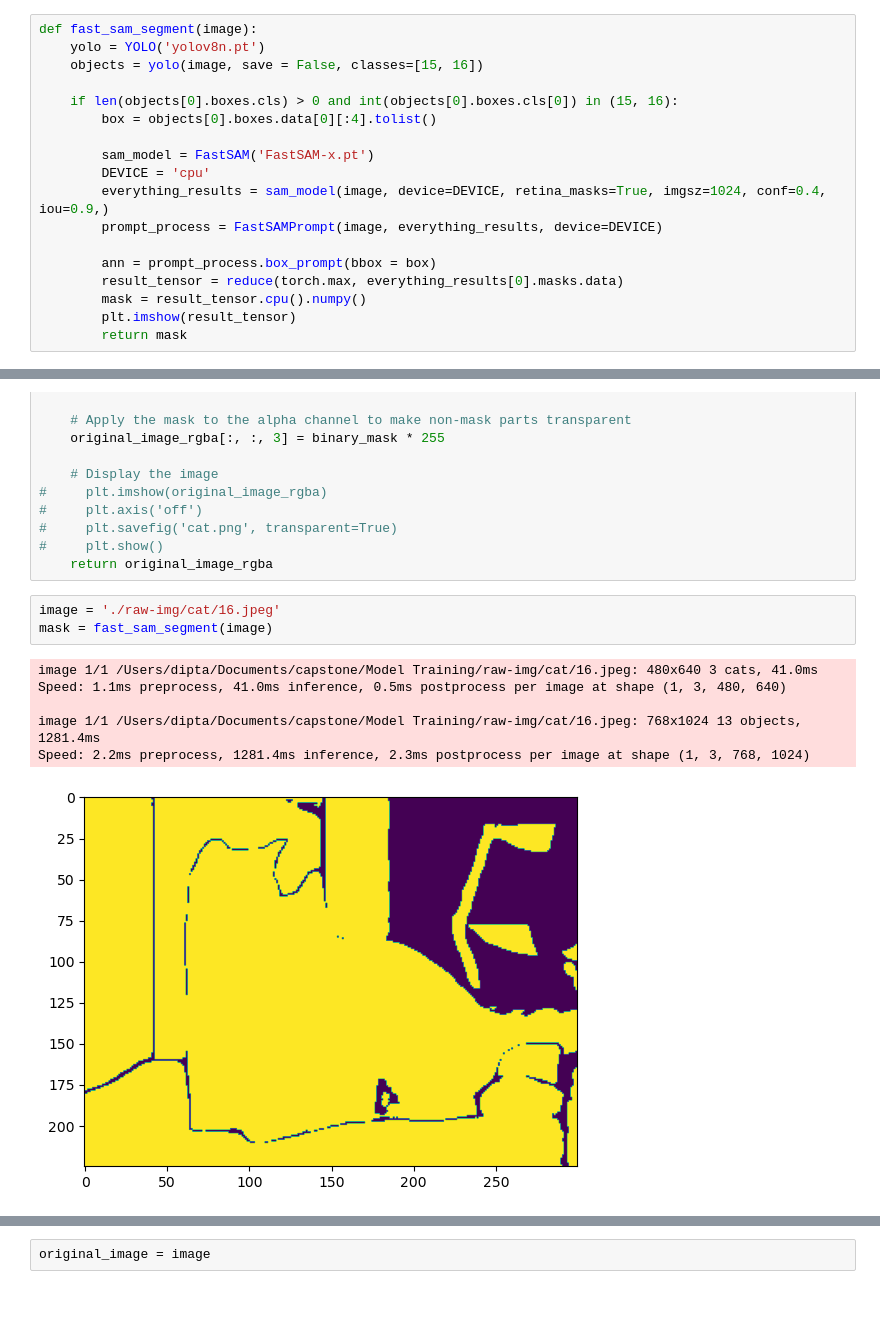
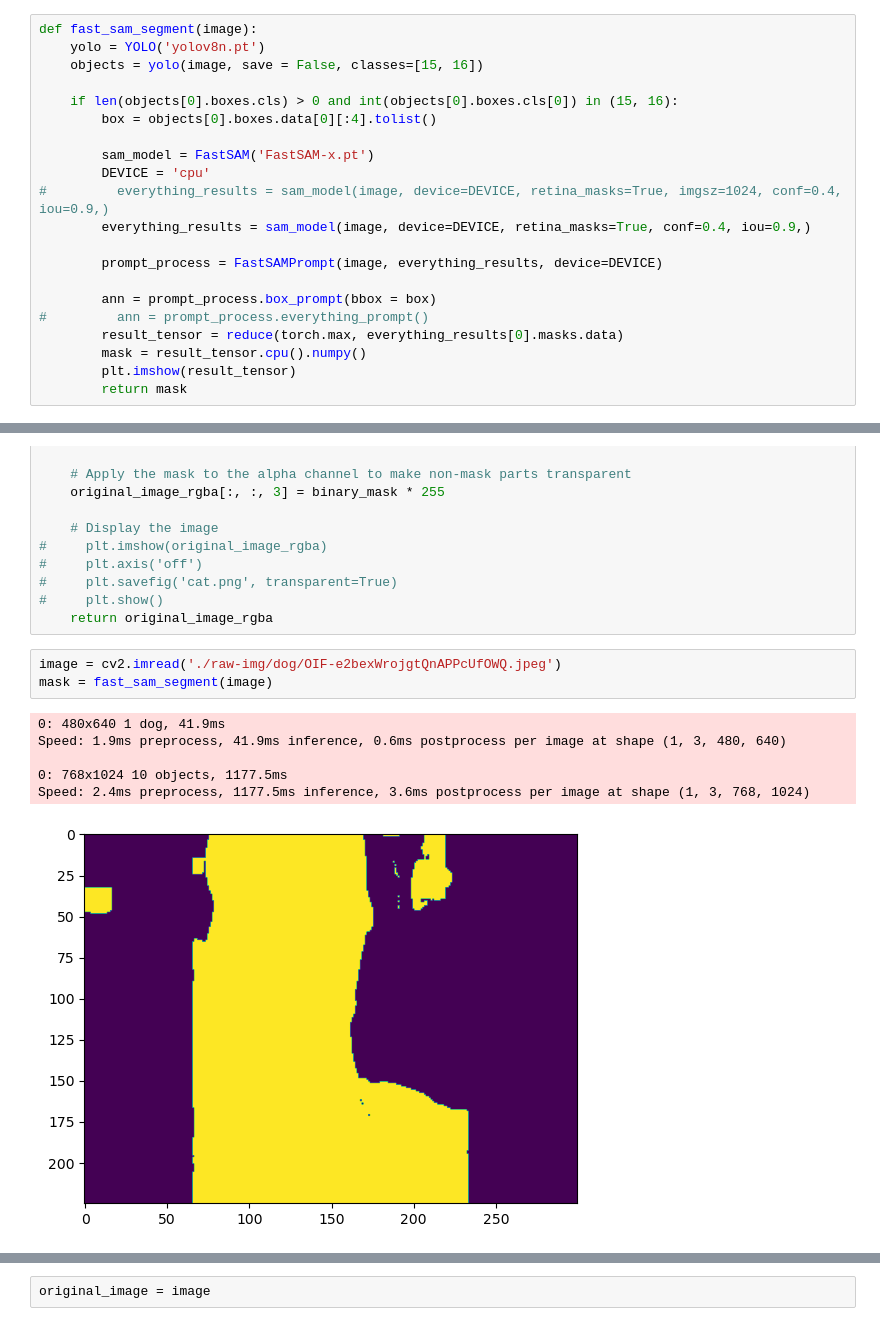
Before and after one commit to roydipta/safari_stickerbook, a Jupyter notebook: Model Training/fastSAM.ipynb, the cells around one changed output, grey strips where cells are left out. Cells and saved outputs as stored; diff of their text form; blank space fills up the shorter version.

```diff
--- a/Model Training/fastSAM.ipynb
+++ b/Model Training/fastSAM.ipynb
@@ -23,10 +23,13 @@ def fast_sam_segment(image):
 
         sam_model = FastSAM('FastSAM-x.pt')
         DEVICE = 'cpu'
-        everything_results = sam_model(image, device=DEVICE, retina_masks=True, imgsz=1024, conf=0.4, iou=0.9,)
+#         everything_results = sam_model(image, device=DEVICE, retina_masks=True, imgsz=1024, conf=0.4, iou=0.9,)
+        everything_results = sam_model(image, device=DEVICE, retina_masks=True, conf=0.4, iou=0.9,)
+
         prompt_process = FastSAMPrompt(image, everything_results, device=DEVICE)
 
         ann = prompt_process.box_prompt(bbox = box)
+#         ann = prompt_process.everything_prompt()
         result_tensor = reduce(torch.max, everything_results[0].masks.data)
         mask = result_tensor.cpu().numpy()
         plt.imshow(result_tensor)
@@ -49,12 +52,12 @@ def fast_sam_cutout(image, mask):
 #     plt.show()
     return original_image_rgba
 # %%
-image = './raw-img/cat/16.jpeg'
+image = cv2.imread('./raw-img/dog/OIF-e2bexWrojgtQnAPPcUfOWQ.jpeg')
 mask = fast_sam_segment(image)
 # %% [output]
-image 1/1 /Users/dipta/Documents/capstone/Model Training/raw-img/cat/16.jpeg: 480x640 3 cats, 41.0ms
-Speed: 1.1ms preprocess, 41.0ms inference, 0.5ms postprocess per image at shape (1, 3, 480, 640)
+0: 480x640 1 dog, 41.9ms
+Speed: 1.9ms preprocess, 41.9ms inference, 0.6ms postprocess per image at shape (1, 3, 480, 640)
 
-image 1/1 /Users/dipta/Documents/capstone/Model Training/raw-img/cat/16.jpeg: 768x1024 13 objects, 1281.4ms
-Speed: 2.2ms preprocess, 1281.4ms inference, 2.3ms postprocess per image at shape (1, 3, 768, 1024)
+0: 768x1024 10 objects, 1177.5ms
+Speed: 2.4ms preprocess, 1177.5ms inference, 3.6ms postprocess per image at shape (1, 3, 768, 1024)
-[figure, old version]
+[figure, new version]
```
Also changed, not shown: parts of 4 cells of this notebook, 1 other file.
